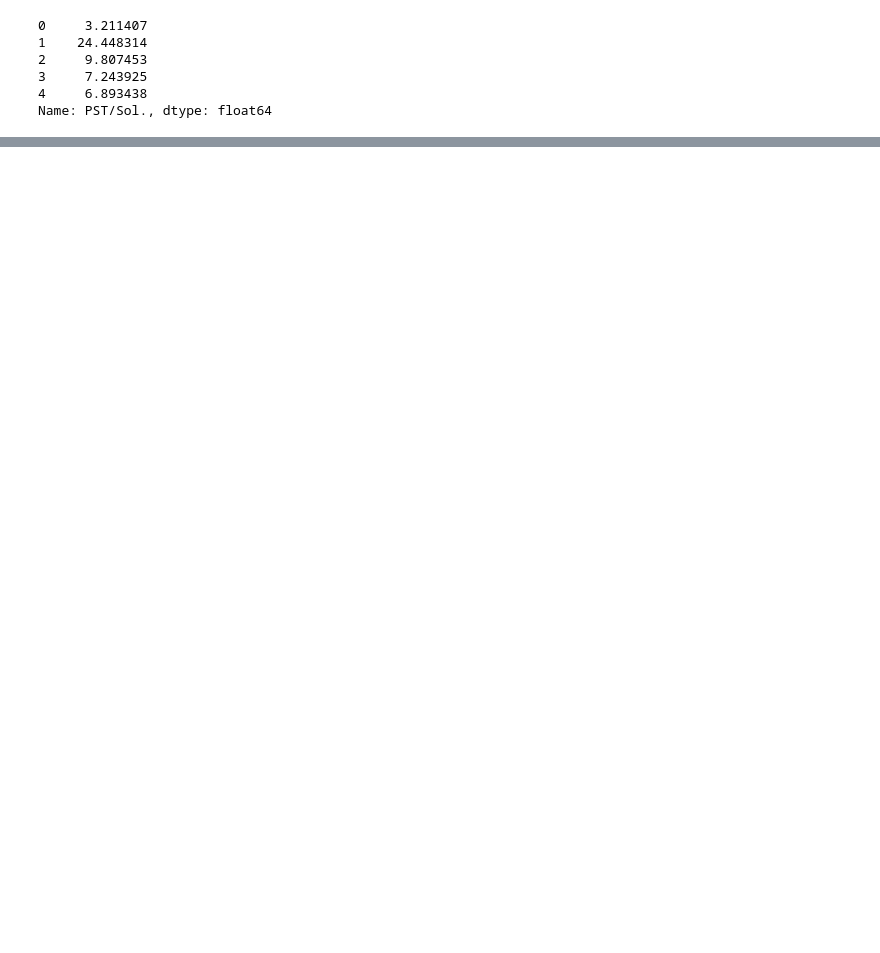
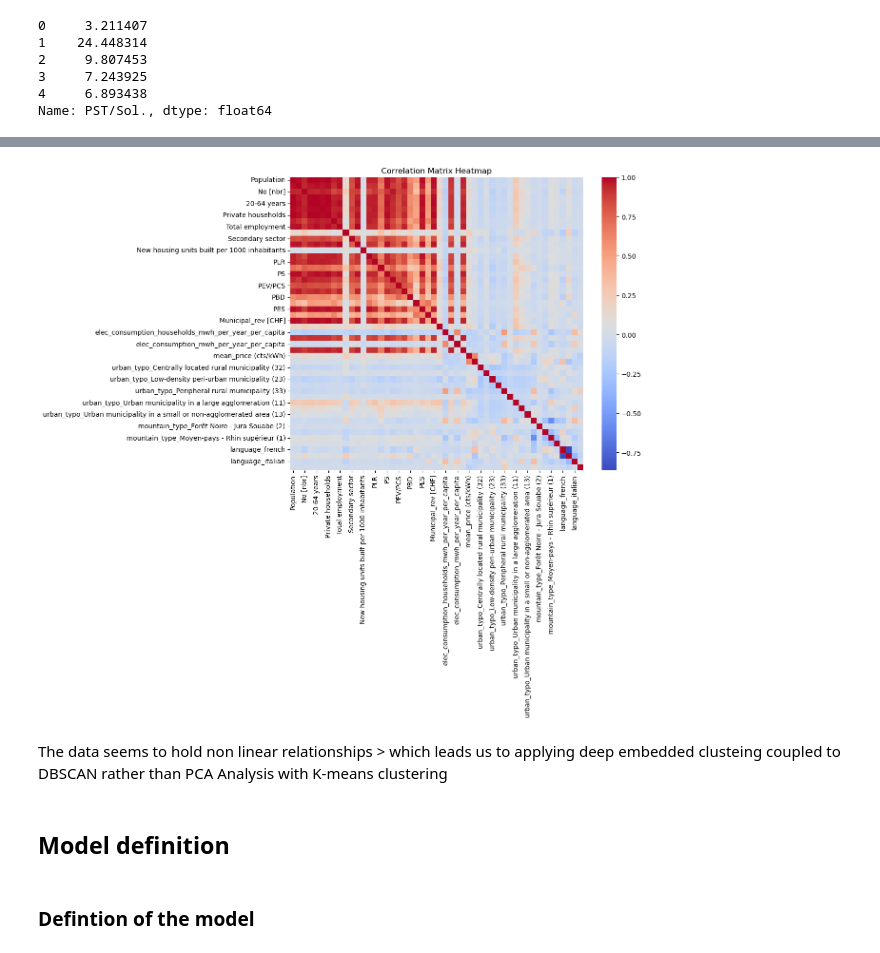
Before and after one commit to matheogodenzi/EnergyTransitionPotential, a Jupyter notebook: source/models/deep_embeddded_clustering.ipynb, the cells around one changed output, grey strips where cells are left out. Cells and saved outputs as stored; diff of their text form; code cells hidden in the pictures; blank space fills up the shorter version.

```diff
--- a/source/models/deep_embeddded_clustering.ipynb
+++ b/source/models/deep_embeddded_clustering.ipynb
@@ -335,0 +119,17 @@ plt.show()
+# %%
+# Spearman's correlaiton coefficient
+correlation_matrix = df.corr(method='pearson')
+
+# Plot the heatmap of the correlation matrix
+plt.figure(figsize=(10, 8))  # Set the size of the plot
+sns.heatmap(correlation_matrix, annot=False, cmap='coolwarm', fmt='.2f', cbar=True, square=True)
+plt.title('Correlation Matrix Heatmap')
+plt.show()
+# %% [output]
+[figure, added]
+# %% [markdown]
+The data seems to hold non linear relationships > which leads us to applying deep embedded clusteing coupled to DBSCAN rather than PCA Analysis with K-means clustering
+# %% [markdown]
+## Model definition
+# %% [markdown]
+### Defintion of the model
```
Also changed, not shown: parts of 49 cells of this notebook.
